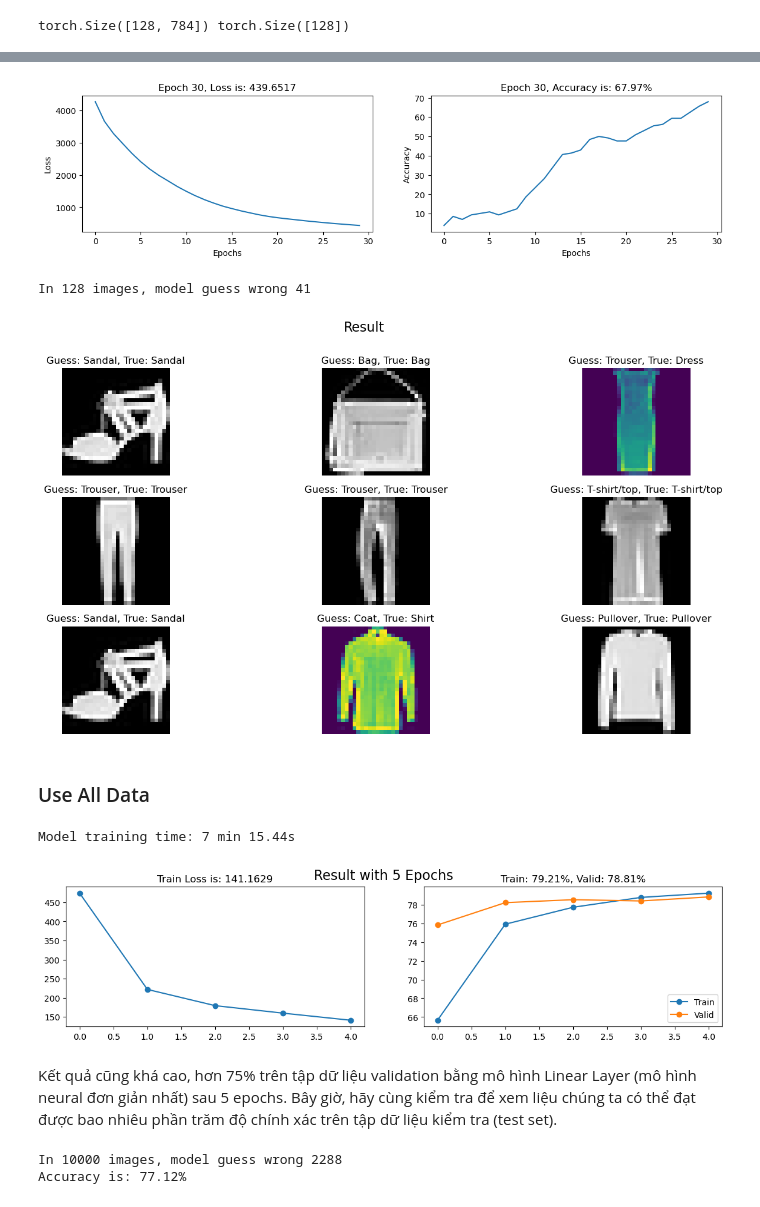
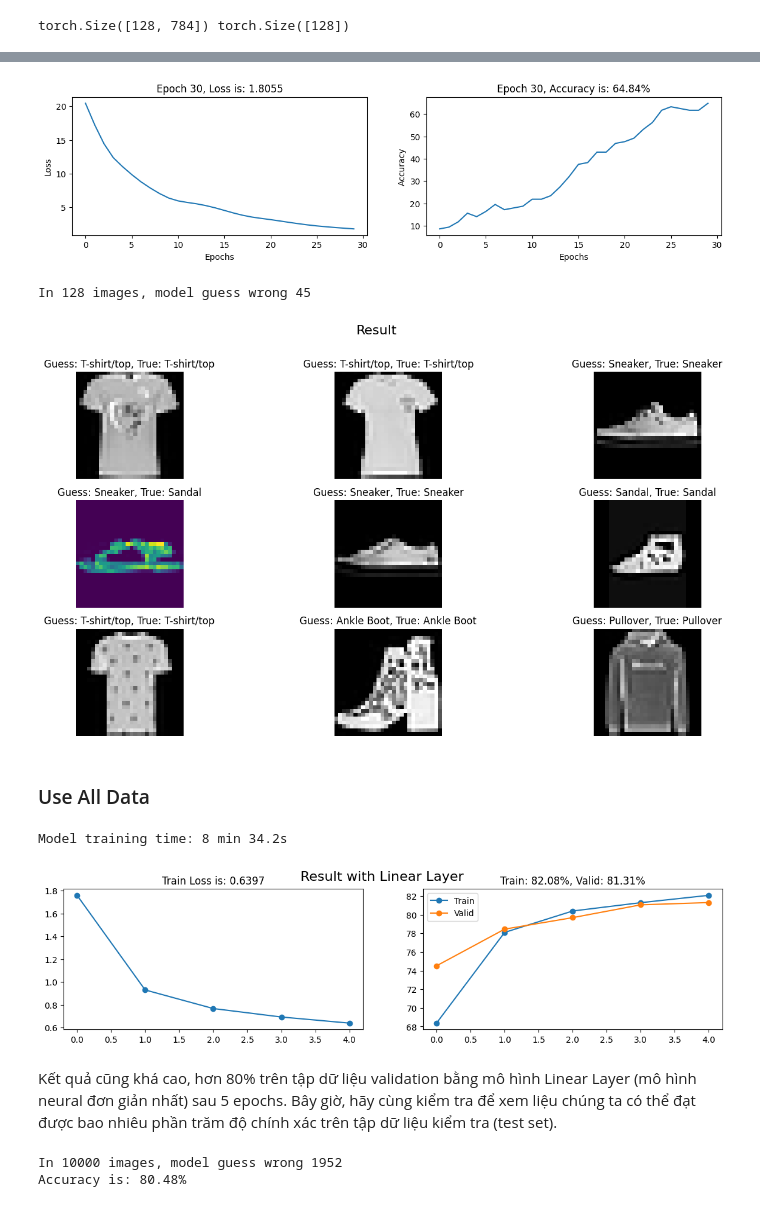
Before and after one commit to nvtai040502/fashion_mnist_project, a Jupyter notebook: nbs/01_linearlayer.ipynb, the cells around one changed output, grey strips where cells are left out. Saved outputs shown, nothing was run; the diff lists cells and outputs as text; code cells hidden in the pictures.

```diff
--- a/nbs/01_linearlayer.ipynb
+++ b/nbs/01_linearlayer.ipynb
@@ -59,8 +59,8 @@ def load_data(x_tensor, y_tensor, batch_size, test):
     return data_loader
 
 batch_size = 128
-train_loader = load_data(x_train, y_train, batch_size=batch_size, test = False)
-valid_loader = load_data(x_valid, y_valid, batch_size=batch_size, test=True)
+train_loader = load_data(x_train_norm, y_train, batch_size=batch_size, test = False)
+valid_loader = load_data(x_valid_norm, y_valid, batch_size=batch_size, test=True)
 # %% [output]
 Total Mini-Batches: 375
 Shape of Each Mini-Batch: torch.Size([128, 28, 28])
@@ -398,12 +398,12 @@ ax[1].set_xlabel("Epochs")
 ax[1].set_ylabel("Accuracy")
 plt.show()
 # %% [output]
-[figure, old version]
+[figure, new version]
 # %%
 ids_error = (out.argmax(1) != sample_y).nonzero()
 print(f"In {len(sample_y)} images, model guess wrong {len(ids_error)}")
 # %% [output]
-In 128 images, model guess wrong 41
+In 128 images, model guess wrong 45
 # %%
 import matplotlib.pyplot as plt
 
@@ -429,7 +429,7 @@ for ax in axs.flatten():
 plt.suptitle("Result", fontsize=16)
 plt.show()
 # %% [output]
-[figure, old version]
+[figure, new version]
 # %% [markdown]
 ### Use All Data
 # %%
@@ -525,29 +525,29 @@ execution_time_seconds = round(execution_time % 60, 2)
 
 print(f"Model training time: {execution_time_minutes} min {execution_time_seconds}s")
 # %% [output]
-Model training time: 7 min 15.44s
+Model training time: 8 min 34.2s
 # %%
 final_loss = losses.mean(1)[-1]
 final_train_acc = train_acc.mean(1)[-1]
 final_valid_acc = valid_acc.mean(1)[-1]
 
 fig, axs = plt.subplots(1, 2, figsize = (14, 3))
 
 axs[0].plot(range(losses.shape[0]), losses.mean(1), "-o")
 axs[0].set_title(f"Train Loss is: {final_loss:.4f}")
 
 
 axs[1].plot(range(train_acc.shape[0]), train_acc.mean(1), "-o")
 axs[1].plot(range(valid_acc.shape[0]), valid_acc.mean(1), "-o")
 axs[1].set_title(f"Train: {final_train_acc:.2f}%, Valid: {final_valid_acc:.2f}%")
 axs[1].legend(["Train", "Valid"])
 
-plt.suptitle(f"Result with {n_epochs} Epochs", fontsize = 16)
+plt.suptitle(f"Result with Linear Layer", fontsize = 16)
 plt.show()
 # %% [output]
-[figure, old version]
+[figure, new version]
 # %% [markdown]
-Kết quả cũng khá cao, hơn 75% trên tập dữ liệu validation bằng mô hình Linear Layer (mô hình neural đơn giản nhất) sau 5 epochs. Bây giờ, hãy cùng kiểm tra để xem liệu chúng ta có thể đạt được bao nhiêu phần trăm độ chính xác trên tập dữ liệu kiểm tra (test set).
+Kết quả cũng khá cao, hơn 80% trên tập dữ liệu validation bằng mô hình Linear Layer (mô hình neural đơn giản nhất) sau 5 epochs. Bây giờ, hãy cùng kiểm tra để xem liệu chúng ta có thể đạt được bao nhiêu phần trăm độ chính xác trên tập dữ liệu kiểm tra (test set).
 # %%
 x_test = test_dataset.data
 y_test = test_dataset.targets
@@ -562,7 +563,7 @@ y_test = y_test.to(torch.long)
 weight = parameters[0]
 bias = parameters[1]
 
-out = x_test @ weight + bias
+out = x_test_norm @ weight + bias
 
 test_acc = 100 * (out.argmax(1) == y_test).float().mean()
 
@@ -570,6 +571,6 @@ ids_error = (out.argmax(1) != y_test).nonzero()
 print(f"In {len(y_test)} images, model guess wrong {len(ids_error)}")
 print(f"Accuracy is: {test_acc:.2f}%")
 # %% [output]
-In 10000 images, model guess wrong 2288
-Accuracy is: 77.12%
+In 10000 images, model guess wrong 1952
+Accuracy is: 80.48%
 # %% [markdown]
```
Also changed, not shown: parts of 8 cells of this notebook, 7 other files.
